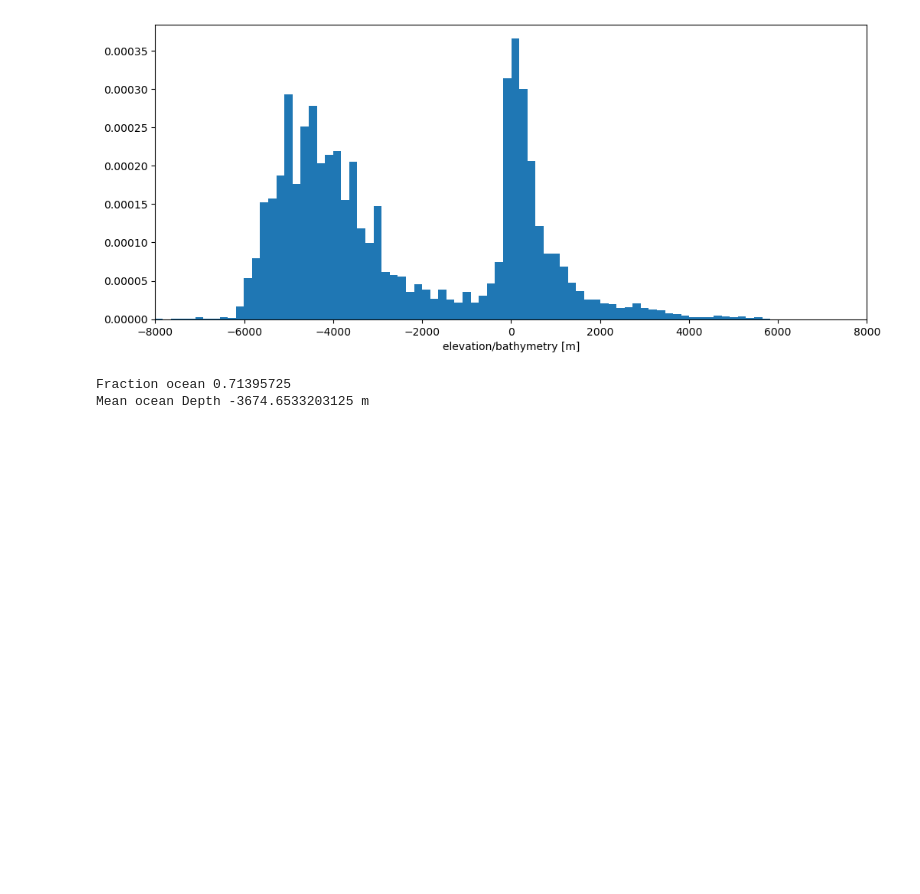
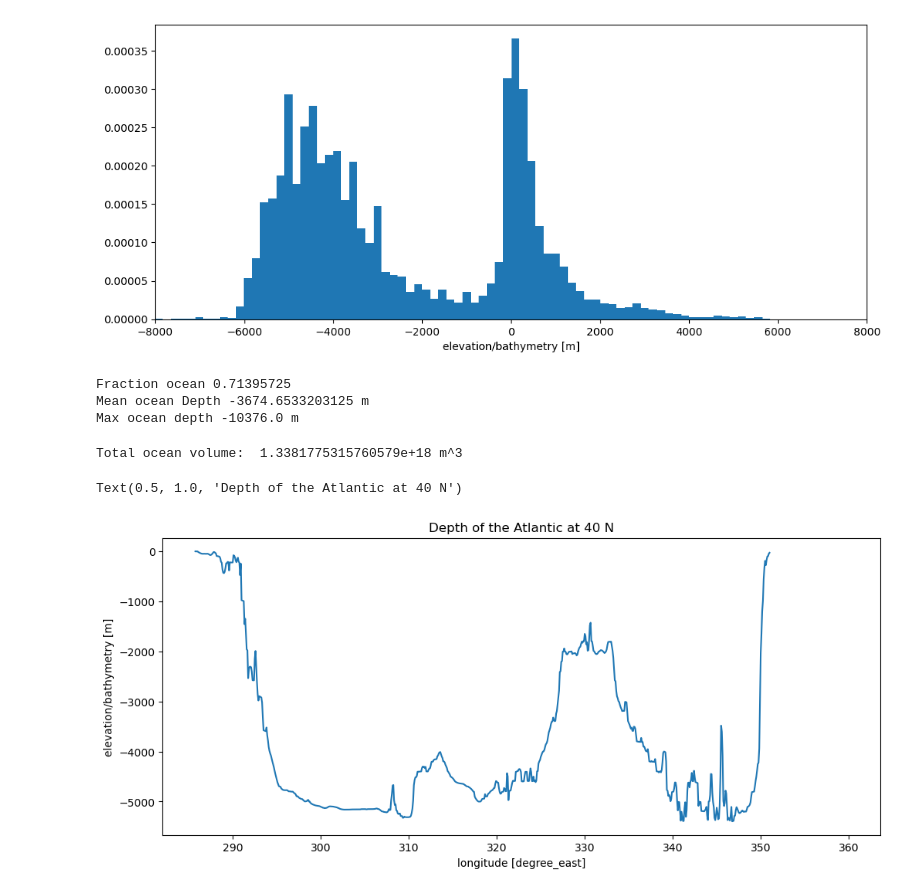
Before and after one commit to dnjstjr0612-dev/Oceanography, a Jupyter notebook: Foundations/Boundaries_of_the_Ocean.ipynb, the cells around one changed output. Drawn from its saved outputs; the diff is of its cells as text; code cells hidden in the pictures; blank space fills up the shorter version.

Commit message:
251024 phy_oceanography foundations boundariesoftheoceans

```diff
--- a/Foundations/Boundaries_of_the_Ocean.ipynb
+++ b/Foundations/Boundaries_of_the_Ocean.ipynb
@@ -182,6 +182,19 @@ ax.set_xlim([-8000, 8000])
 weights = ds['area_ocean'].fillna(0)
 print('Fraction ocean', ds['area_ocean'].sum().values/tot_area)
 print('Mean ocean Depth', float(ds['elev_ocean'].weighted(weights).mean()), 'm')
+print('Max ocean depth', float(ds['elev_ocean'].min()), 'm')
 # %% [output]
 Fraction ocean 0.71395725
 Mean ocean Depth -3674.6533203125 m
+Max ocean depth -10376.0 m
+# %%
+print('Total ocean volume: ', -float(ds['elev_ocean'].weighted(weights).sum()), 'm^3')
+# %% [output]
+Total ocean volume:  1.3381775315760579e+18 m^3
+# %%
+fig, ax = plt.subplots()
+ds['elev_ocean'].sel(lat=40, method='nearest', tolerance=1).sel(lon=slice(270, 360)).plot(ax=ax)
+ax.set_title('Depth of the Atlantic at 40 N')
+# %% [output]
+Text(0.5, 1.0, 'Depth of the Atlantic at 40 N')
+[figure, added]
```
Also changed, not shown: parts of 1 cell of this notebook.
